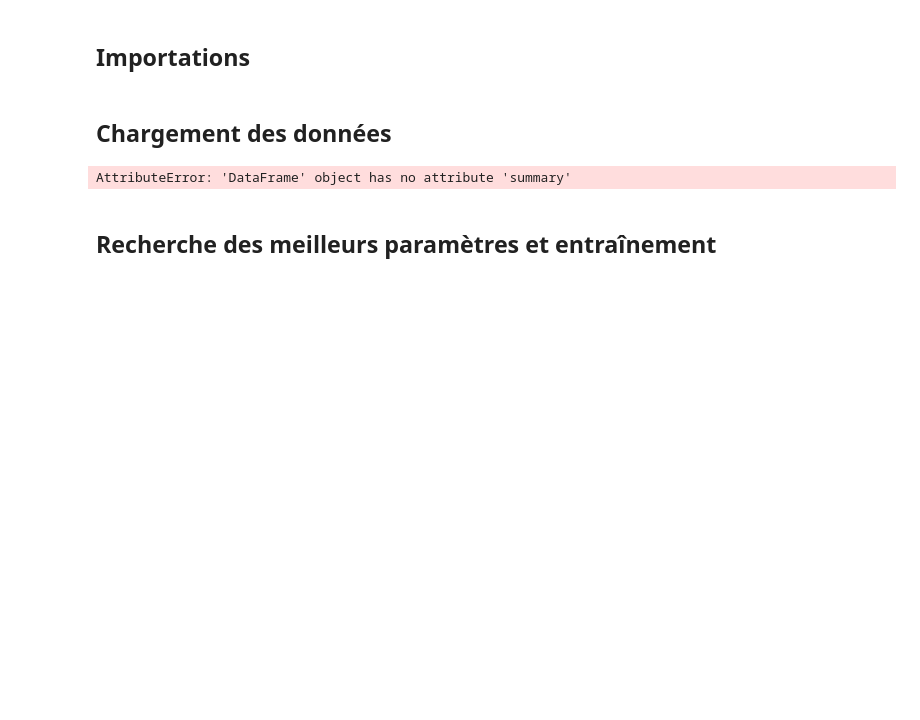
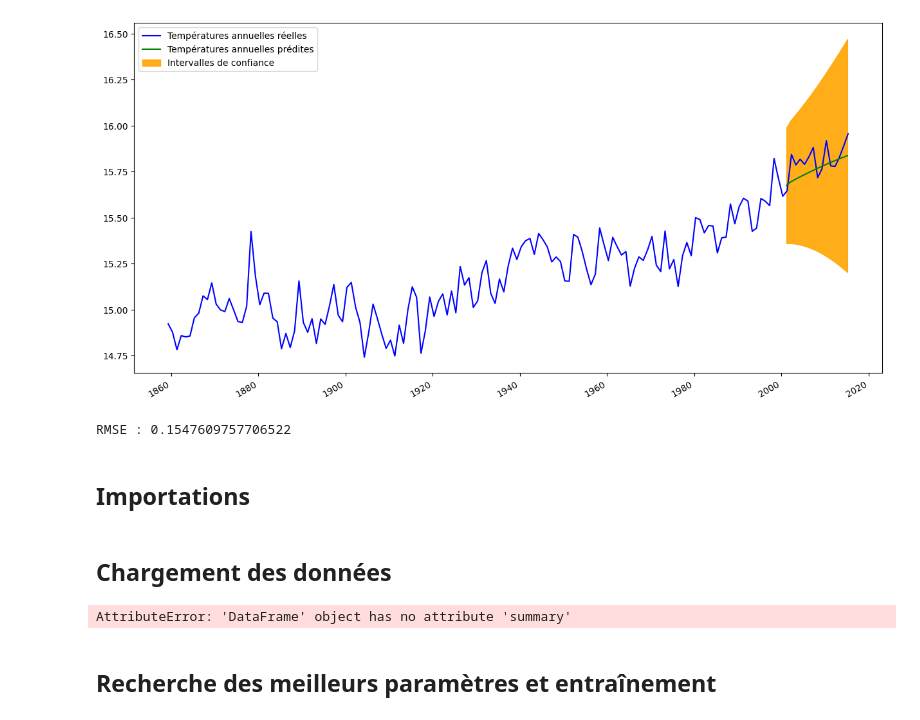
Before and after one commit to vinpap/predict_climate_change, a Jupyter notebook: model.ipynb, the cells around one changed output. Saved outputs shown, nothing was run; the diff lists cells and outputs as text; code cells hidden in the pictures; blank space fills up the shorter version.

```diff
--- a/model.ipynb
+++ b/model.ipynb
@@ -1,3 +125,56 @@
+# %%
+import matplotlib.pyplot as plt
+import numpy as np
+
+
+plt.figure(figsize=(15,8))
+
+
+
+# Computing yearly average in order to increase readibility
+temperature.index = dates
+yearly_temperature = temperature.rolling(window=12, step=12, center=False).mean().dropna()
+
+train.index = train_dates
+yearly_train = train.rolling(window=12, step=12, center=False).mean().dropna()
+
+forecast.index = future_dates
+yearly_forecast = forecast.rolling(window=12, step=12, center=False).mean().dropna()
+
+train_and_forecast = pd.concat([yearly_train, yearly_forecast])
+x = np.arange(len(train_and_forecast))
+trend = np.polyfit(x, train_and_forecast, 1)
+trendpoly = np.poly1d(trend)
+
+yearly_train_dates = pd.Series(yearly_train.index)
+yearly_forecast_dates = pd.Series(yearly_forecast.index)
+all_dates = pd.concat([yearly_train_dates, yearly_forecast_dates])
+
+yearly_confidence_intervals_df = confidence_intervals_df.rolling(window=12, step=12, center=False).mean().dropna()
+
+plt.plot(yearly_temperature, c='blue', label='Températures annuelles réelles')
+plt.plot(yearly_forecast_dates, yearly_forecast.values, c='green', label='Températures annuelles prédites')
+#plt.plot(train_and_forecast.index, trendpoly(x), c="red", label='Forecast trend')
+plt.fill_between(yearly_confidence_intervals_df.index, yearly_confidence_intervals_df['low'], yearly_confidence_intervals_df['high'], alpha=0.9, color='orange', label="Intervalles de confiance")
+plt.legend(loc='upper left')
+plt.gcf().autofmt_xdate()
+# %% [output]
+[figure, added]
+# %%
+# Calcul de la RMSE
+import math
+from sklearn.metrics import mean_squared_error
+
+def rmse(true_values, predicted_values):
+    """
+    Computes the Root Mean-Squared Error of the predicted values with regards to the actual values.
+    """
+    return math.sqrt(mean_squared_error(true_values, predicted_values))
+
+# Exemple avec nos prédictions :
+print(f"RMSE : {rmse(test, forecast)}")
+# %% [output]
+RMSE : 0.1547609757706522
 # %% [markdown]
 ## Importations
 # %%
```
Also changed, not shown: parts of 8 cells of this notebook, 2 other files.
